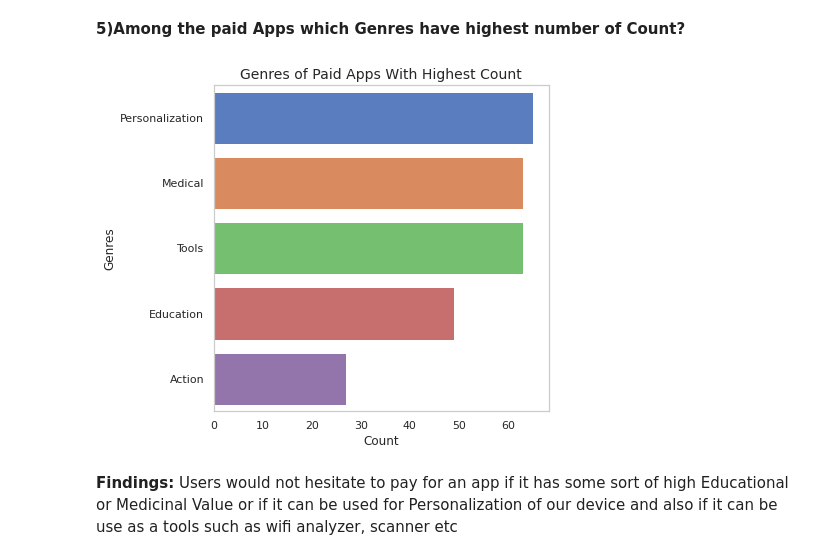
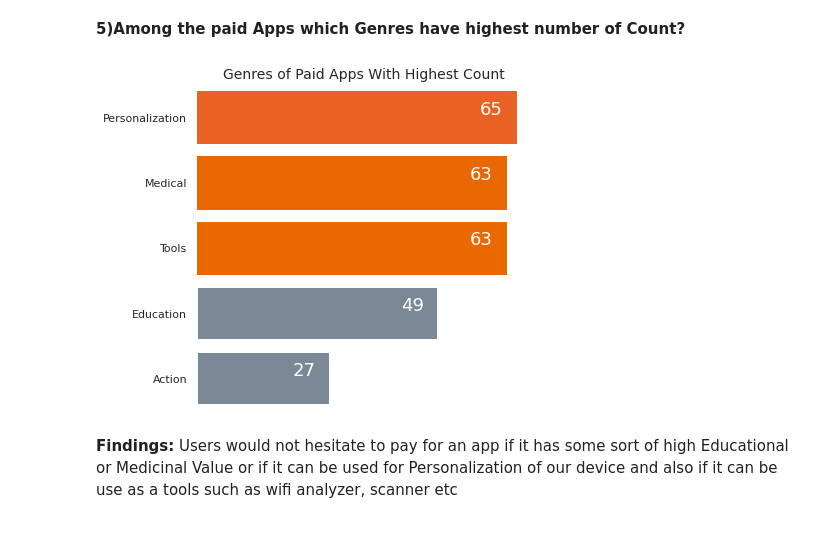
Before and after one commit to sudeep-009/GooglePlayStoreApp-analysis, a Jupyter notebook: Copy_of_Play_Store_App_Review_Analysis_Capstone_Project.ipynb, the cells around one changed output. Cells and saved outputs as stored; diff of their text form; code cells hidden in the pictures; blank space fills up the shorter version.

```diff
--- a/Copy_of_Play_Store_App_Review_Analysis_Capstone_Project.ipynb
+++ b/Copy_of_Play_Store_App_Review_Analysis_Capstone_Project.ipynb
@@ -518,4 +550,8 @@ plt.title('Rating of Bulky Apps',size = 14)
 plt.ylabel('Count of Rating', size=12)
 plt.xlabel('Rating',size=12)
 plt.grid(False)
+plt.yticks(color='w')
+for spine in plt.gca().spines.values():
+  spine.set_visible(False)
+plt.ylabel('')
 # %% [output]
@@ -569,9 +614,15 @@ Average Price of the Paid Apps is 2.99
 # %% [markdown]
 **2)Which are the Top 10 most expensive Apps available in playstore?**
 # %%
+paid_apps = app_df[app_df.Type=='Paid']
 top_expensive_apps = paid_apps.sort_values('Price',ascending=False).head(10)
 sns.set_theme(style='whitegrid',rc={'figure.figsize': (6,6)},palette='muted')
 sns.barplot(y=top_expensive_apps['Price'],x=top_expensive_apps['App'])
 plt.xticks(rotation=90)
+plt.grid(False)
+ax = plt.gca()
+ax.axes.yaxis.set_ticklabels([])
+for spine in plt.gca().spines.values():
+  spine.set_visible(False)
 # top_expensive_apps['Price']
 # %% [output]
@@ -620,9 +669,20 @@ plt.grid(False)
 # %%
 paid_apps_top_category = paid_apps.groupby('Category').agg({'App': 'count'}).reset_index().sort_values('App',ascending=False).head(5)
 sns.set_theme(palette='pastel',rc={'figure.figsize': (6,6)},style='whitegrid')
-sns.barplot(x=paid_apps_top_category['App'],y=paid_apps_top_category['Category'])
+plots = sns.barplot(x=paid_apps_top_category['App'],y=paid_apps_top_category['Category'],color='lightslategray')
+plots.patches[0].set_color('#E96223')
 plt.title('Top Categories in terms of Number of Paid Apps',size=14)
-# plt.ylabel('Category')
-plt.xlabel('Count of Apps')
+plt.ylabel('')
+plt.xlabel('')
 plt.grid(False)
+for spine in plt.gca().spines.values():
+  spine.set_visible(False)
+ax = plt.gca()
+ax.axes.xaxis.set_ticklabels([])
+for bar in plots.patches:
+    plots.annotate(format(bar.get_width(), '.0f'),
+                   (bar.get_width()-10,
+                    bar.get_y()+bar.get_height()/2), ha='center', va='center',color='w',
+                   size=18, xytext=(0, 8),
+                   textcoords='offset points')
 # %% [output]
@@ -652,13 +712,28 @@ top_genres_df = genres_df.sort_values('Count',ascending=False).head(5)
 # %%
 # paid_apps_top_category = paid_apps.groupby('Category').agg({'App': 'count'}).reset_index().sort_values('App',ascending=False).head(5)
 sns.set_theme(palette='muted',rc={'figure.figsize': (6,6)},style='whitegrid')
-sns.barplot(x=top_genres_df['Count'],y=top_genres_df['Genres'])
+plots = sns.barplot(x=top_genres_df['Count'],y=top_genres_df['Genres'],color='lightslategray')
+plots.patches[0].set_color('#E96223')
+plots.patches[1].set_color('#E96700')
+plots.patches[2].set_color('#E96900')
 plt.title('Genres of Paid Apps With Highest Count',size=14)
 plt.ylabel('Genres')
 plt.xlabel('Count')
 plt.grid(False)
+plt.xlabel('')
+plt.ylabel('')
+ax = plt.gca()
+ax.axes.xaxis.set_ticklabels([])
+for spine in plt.gca().spines.values():
+  spine.set_visible(False)
+for bar in plots.patches:
+    plots.annotate(format(bar.get_width(), '.0f'),
+                   (bar.get_width()-5,
+                    bar.get_y()+bar.get_height()/2), ha='center', va='center',color='w',
+                   size=18, xytext=(0, 8),
+                   textcoords='offset points')
 # %% [output]
-[figure, old version]
+[figure, new version]
 # %% [markdown]
 **Findings:** Users would not hesitate to pay for an app if it has some sort of high Educational or Medicinal Value or if it can be used for Personalization of our device and also if it can be use as a tools such as wifi analyzer, scanner etc
 # %% [markdown]
```
Also changed, not shown: parts of 33 cells of this notebook.
